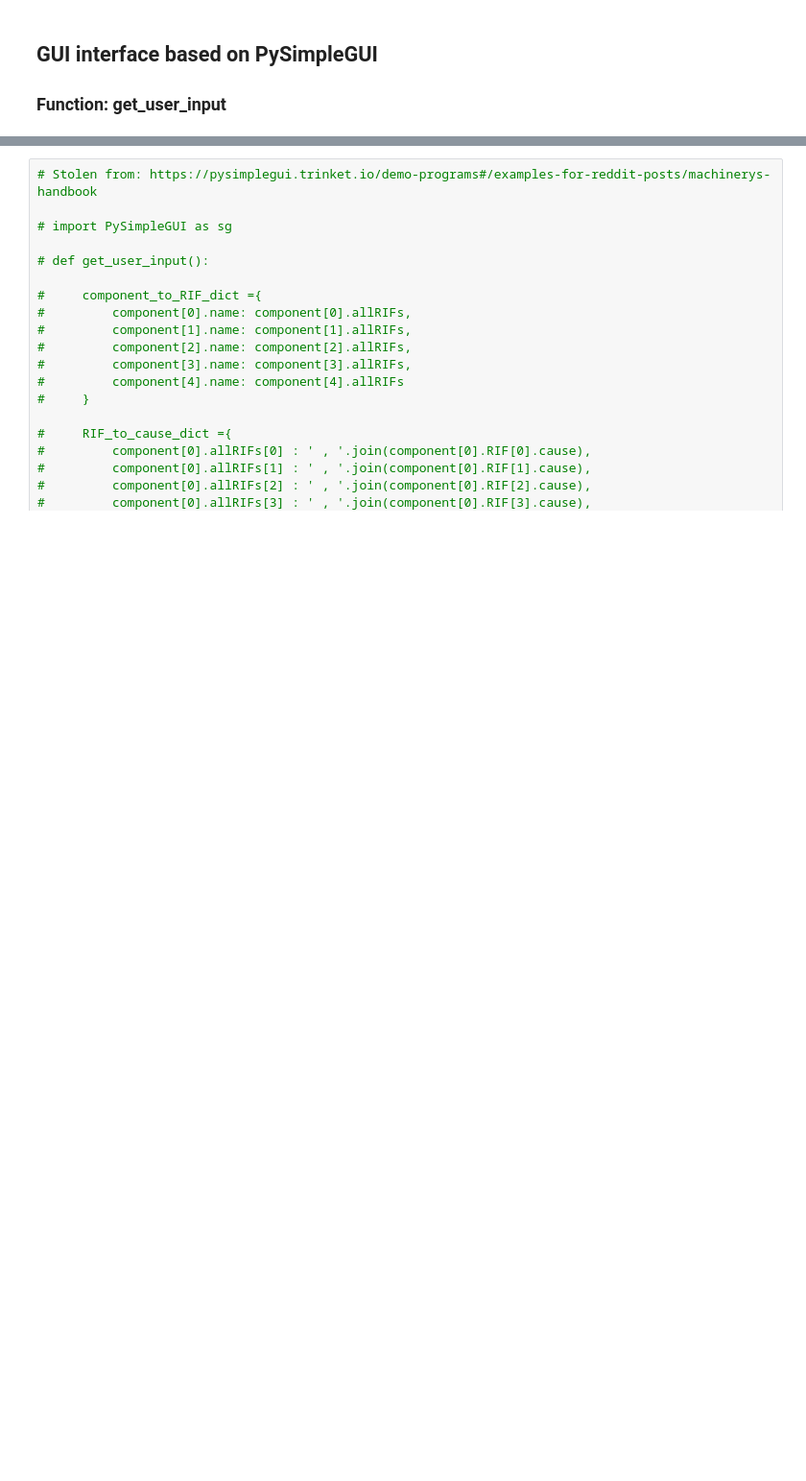
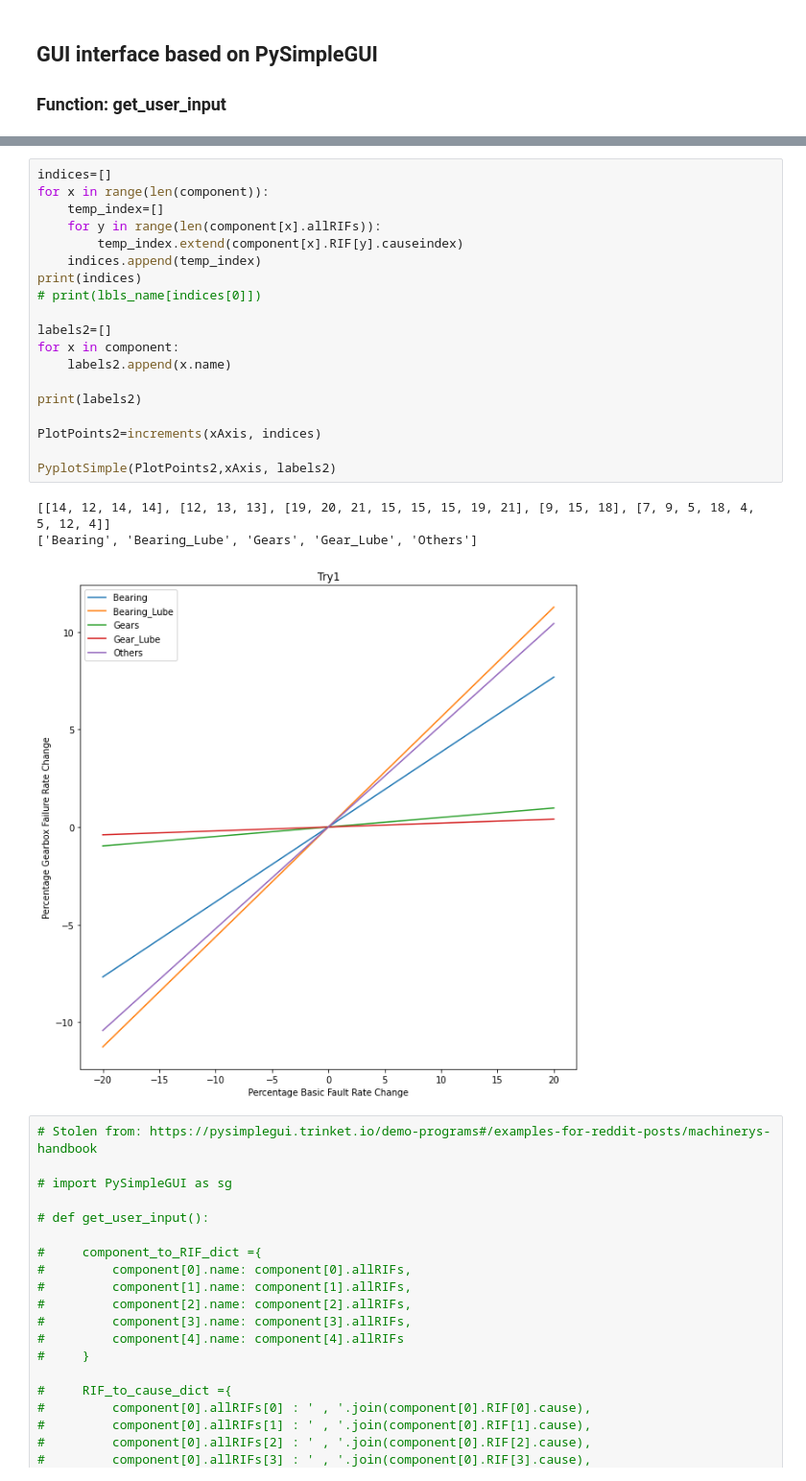
Before and after one commit to prakhar-joshi/Thesis-PythonCode, a Jupyter notebook: ThesisWork.ipynb, the cells around one changed output, grey strips where cells are left out. Shown at 96% size. Saved outputs shown, nothing was run; the diff lists cells and outputs as text; blank space fills up the shorter version.

```diff
--- a/ThesisWork.ipynb
+++ b/ThesisWork.ipynb
@@ -429,3 +530,26 @@ Net improvement: -3.1153497863016124%
+# %%
+indices=[]
+for x in range(len(component)):
+    temp_index=[]
+    for y in range(len(component[x].allRIFs)):
+        temp_index.extend(component[x].RIF[y].causeindex)
+    indices.append(temp_index)
+print(indices)
+# print(lbls_name[indices[0]])
+
+labels2=[]
+for x in component:
+    labels2.append(x.name)
+
+print(labels2)
+
+PlotPoints2=increments(xAxis, indices)
+
+PyplotSimple(PlotPoints2,xAxis, labels2)
+# %% [output]
+[[14, 12, 14, 14], [12, 13, 13], [19, 20, 21, 15, 15, 15, 19, 21], [9, 15, 18], [7, 9, 5, 18, 4, 5, 12, 4]]
+['Bearing', 'Bearing_Lube', 'Gears', 'Gear_Lube', 'Others']
+[figure, added]
 # %%
 # Stolen from: https://pysimplegui.trinket.io/demo-programs#/examples-for-reddit-posts/machinerys-handbook
 
```
Also changed, not shown: parts of 21 cells of this notebook.
